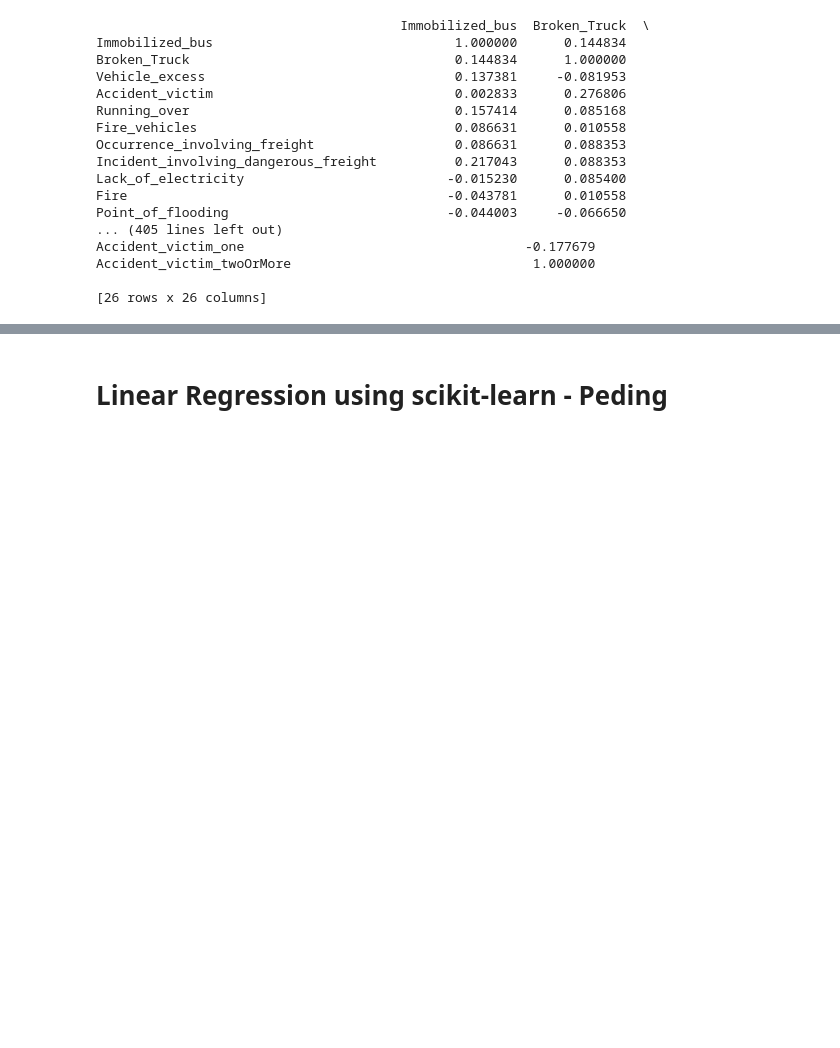
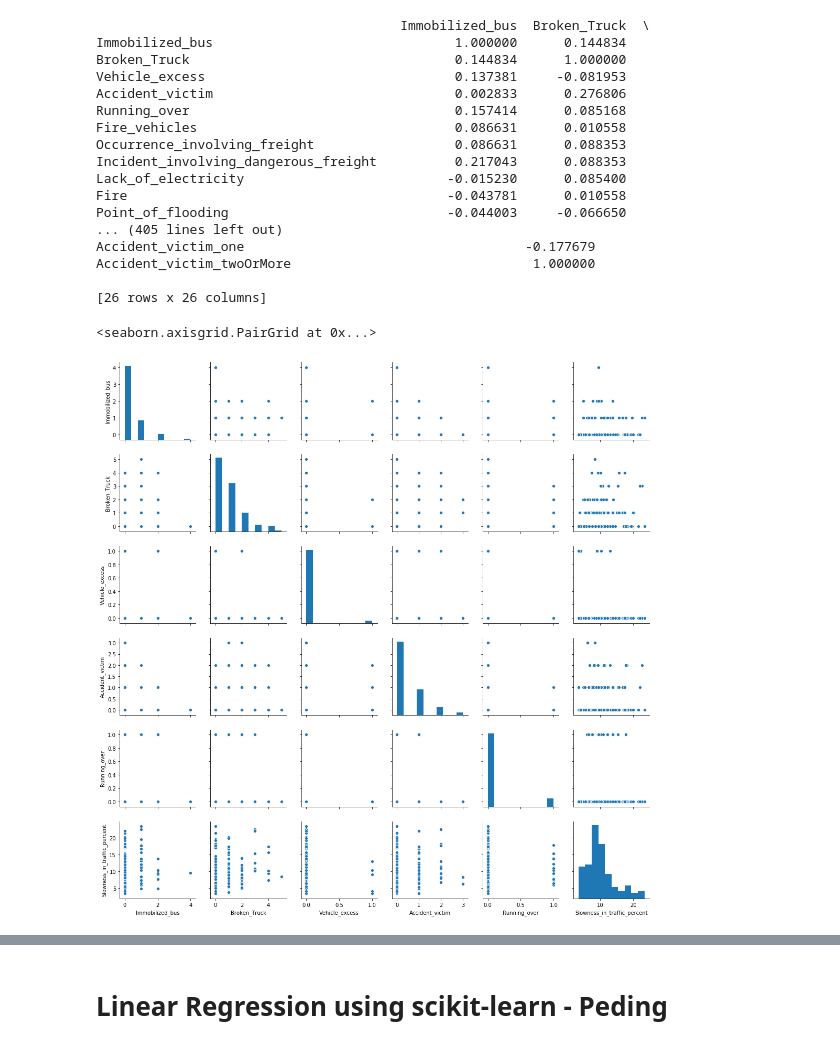
Before and after one commit to badalb/FE, a Jupyter notebook: FE-Project.ipynb, the cells around one changed output, grey strips where cells are left out. Cells and saved outputs as stored; diff of their text form; code cells hidden in the pictures; blank space fills up the shorter version.

```diff
--- a/FE-Project.ipynb
+++ b/FE-Project.ipynb
@@ -653,3 +671,8 @@ Accident_victim_one                                    -0.177679
 Accident_victim_twoOrMore                               1.000000
 
 [26 rows x 26 columns]
+# %%
+sns.pairplot(df, vars=["Immobilized_bus", "Broken_Truck", "Vehicle_excess", "Accident_victim", "Running_over", "Slowness_in_traffic_percent"])
+# %% [output]
+<seaborn.axisgrid.PairGrid at 0x...>
+[figure, added]
```
Also changed, not shown: parts of 9 cells of this notebook.
